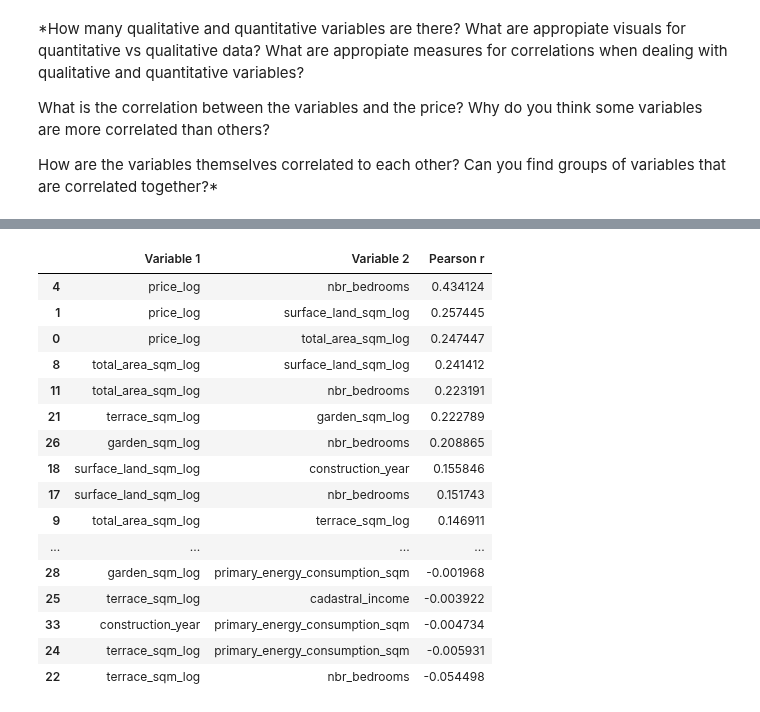
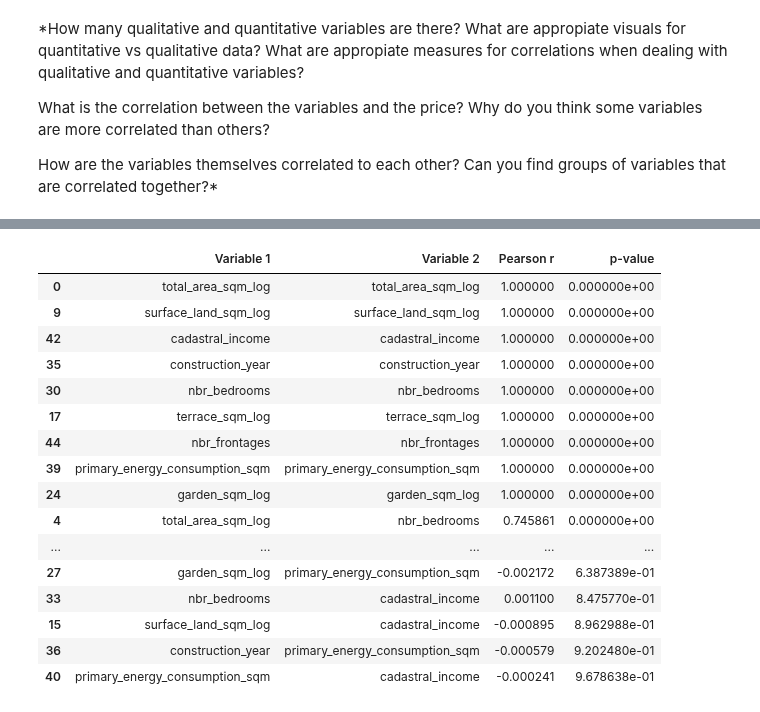
Before and after one commit to Lalovan/Real-estate-price-prediction-Data-analysis, a Jupyter notebook: Anna/04_correlation_analysis.ipynb, the cells around one changed output, grey strips where cells are left out. Cells and saved outputs as stored; diff of their text form; code cells hidden in the pictures.

```diff
--- a/Anna/04_correlation_analysis.ipynb
+++ b/Anna/04_correlation_analysis.ipynb
@@ -109,30 +198,63 @@ price_corr
 # %%
-# Inter-numeric-variables correaltions - detect possible multicollinearity in regressions later on
+# TO DELETE - Inter-numeric-variables correaltions - detect possible multicollinearity in regressions later on
+import pandas as pd
+import numpy as np
+from scipy.stats import pearsonr
 
-corr_matrix = df[num_cols].corr(method='pearson')
-corr_matrix
-corr_pairs = (corr_matrix.where(np.triu(np.ones(corr_matrix.shape), k=1).astype(bool)).stack().reset_index())
-corr_pairs.columns = ['Variable 1', 'Variable 2', 'Pearson r']
-corr_pairs = corr_pairs.sort_values(by='Pearson r', ascending=False)
-corr_pairs
+
+num_cols_2 = ['total_area_sqm_log', 'surface_land_sqm_log', 'terrace_sqm_log','garden_sqm_log', 'nbr_bedrooms', 'construction_year', 'primary_energy_consumption_sqm', 'cadastral_income','nbr_frontages']
+
+rows = []
+
+for i, col1 in enumerate(num_cols_2):
+    for j, col2 in enumerate(num_cols_2):
+        if i <= j:  # upper triangle only
+            # Extracting columns as numeric Series
+            x = pd.to_numeric(df[col1], errors='coerce')
+            y = pd.to_numeric(df[col2], errors='coerce')
+
+            # Selecting only valid rows (without Nan) but not dropping Nan rows
+            mask = x.notna() & y.notna()
+            x_clean = x[mask]
+            y_clean = y[mask]
+
+            # If enough data and columns are not constant
+            if len(x_clean) < 2 or x_clean.nunique() <= 1 or y_clean.nunique() <= 1:
+                r, p = np.nan, np.nan
+            else:
+                r, p = pearsonr(x_clean, y_clean)
+
+            rows.append({'Variable 1': col1,
+                         'Variable 2': col2,
+                         'Pearson r': r,
+                         'p-value': p})
+
+# Converting to DataFrame
+corr_table = pd.DataFrame(rows)
+
+# Sorting by absolute correlation
+corr_table['abs_r'] = corr_table['Pearson r'].abs()
+corr_table = corr_table.sort_values(by='abs_r', ascending=False).drop(columns='abs_r')
+
+corr_table
 # %% [output]
-|  | Variable 1 | Variable 2 | Pearson r |
-| 4 | price_log | nbr_bedrooms | 0.434124 |
-| 1 | price_log | surface_land_sqm_log | 0.257445 |
-| 0 | price_log | total_area_sqm_log | 0.247447 |
-| 8 | total_area_sqm_log | surface_land_sqm_log | 0.241412 |
-| 11 | total_area_sqm_log | nbr_bedrooms | 0.223191 |
-| 21 | terrace_sqm_log | garden_sqm_log | 0.222789 |
-| 26 | garden_sqm_log | nbr_bedrooms | 0.208865 |
-| 18 | surface_land_sqm_log | construction_year | 0.155846 |
-| 17 | surface_land_sqm_log | nbr_bedrooms | 0.151743 |
-| 9 | total_area_sqm_log | terrace_sqm_log | 0.146911 |
-| ... | ... | ... | ... |
-| 28 | garden_sqm_log | primary_energy_consumption_sqm | -0.001968 |
-| 25 | terrace_sqm_log | cadastral_income | -0.003922 |
-| 33 | construction_year | primary_energy_consumption_sqm | -0.004734 |
-| 24 | terrace_sqm_log | primary_energy_consumption_sqm | -0.005931 |
-| 22 | terrace_sqm_log | nbr_bedrooms | -0.054498 |
+|  | Variable 1 | Variable 2 | Pearson r | p-value |
+| 0 | total_area_sqm_log | total_area_sqm_log | 1.000000 | 0.000000e+00 |
+| 9 | surface_land_sqm_log | surface_land_sqm_log | 1.000000 | 0.000000e+00 |
+| 42 | cadastral_income | cadastral_income | 1.000000 | 0.000000e+00 |
+| 35 | construction_year | construction_year | 1.000000 | 0.000000e+00 |
+| 30 | nbr_bedrooms | nbr_bedrooms | 1.000000 | 0.000000e+00 |
+| 17 | terrace_sqm_log | terrace_sqm_log | 1.000000 | 0.000000e+00 |
+| 44 | nbr_frontages | nbr_frontages | 1.000000 | 0.000000e+00 |
+| 39 | primary_energy_consumption_sqm | primary_energy_consumption_sqm | 1.000000 | 0.000000e+00 |
+| 24 | garden_sqm_log | garden_sqm_log | 1.000000 | 0.000000e+00 |
+| 4 | total_area_sqm_log | nbr_bedrooms | 0.745861 | 0.000000e+00 |
+| ... | ... | ... | ... | ... |
+| 27 | garden_sqm_log | primary_energy_consumption_sqm | -0.002172 | 6.387389e-01 |
+| 33 | nbr_bedrooms | cadastral_income | 0.001100 | 8.475770e-01 |
+| 15 | surface_land_sqm_log | cadastral_income | -0.000895 | 8.962988e-01 |
+| 36 | construction_year | primary_energy_consumption_sqm | -0.000579 | 9.202480e-01 |
+| 40 | primary_energy_consumption_sqm | cadastral_income | -0.000241 | 9.678638e-01 |
 # %%
 #Checking the categorical variables for unique values
 #fl_swimming_pool causing error in ANOVA due to single unique value
```
Also changed, not shown: parts of 13 cells of this notebook.
